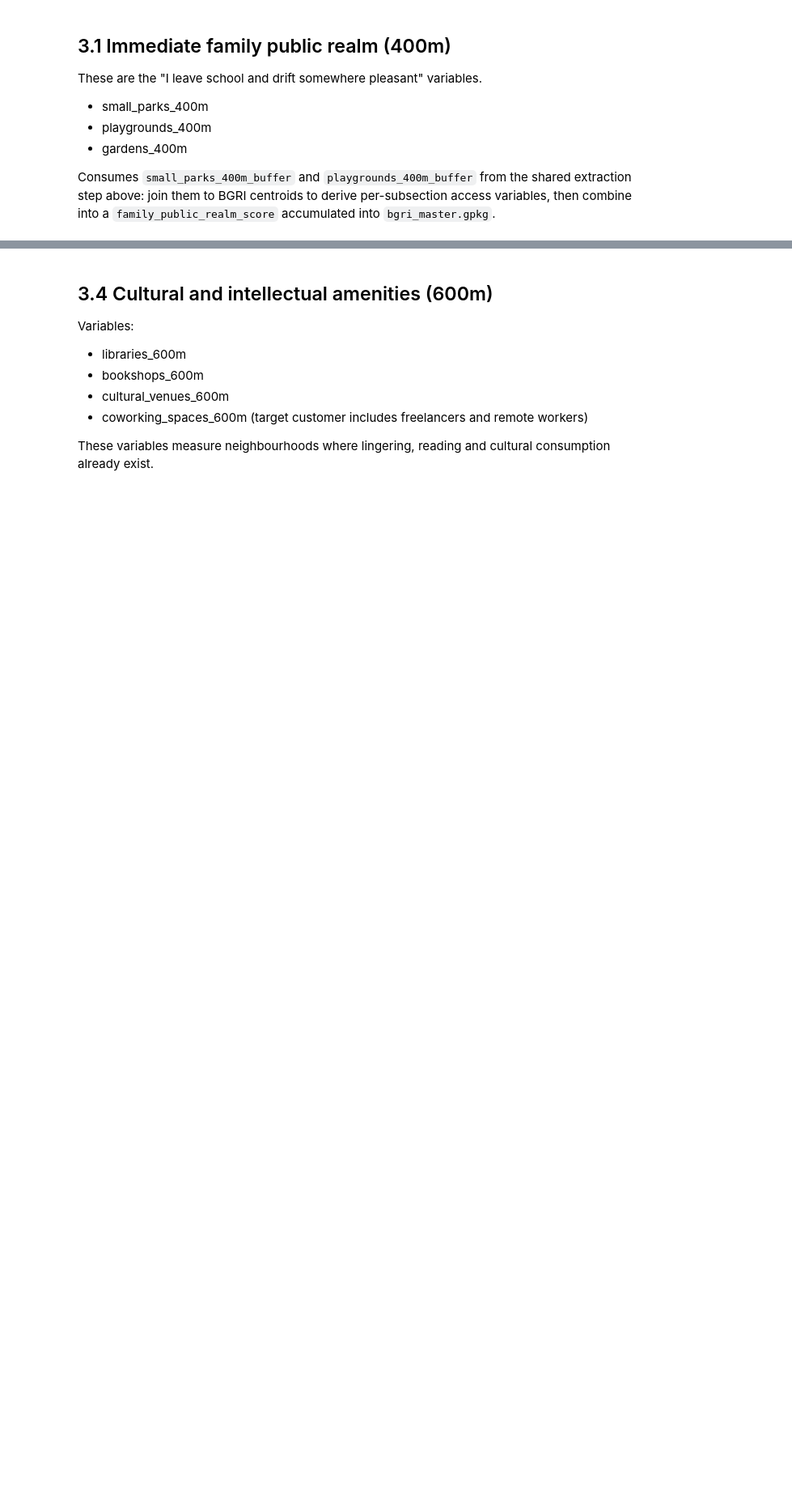
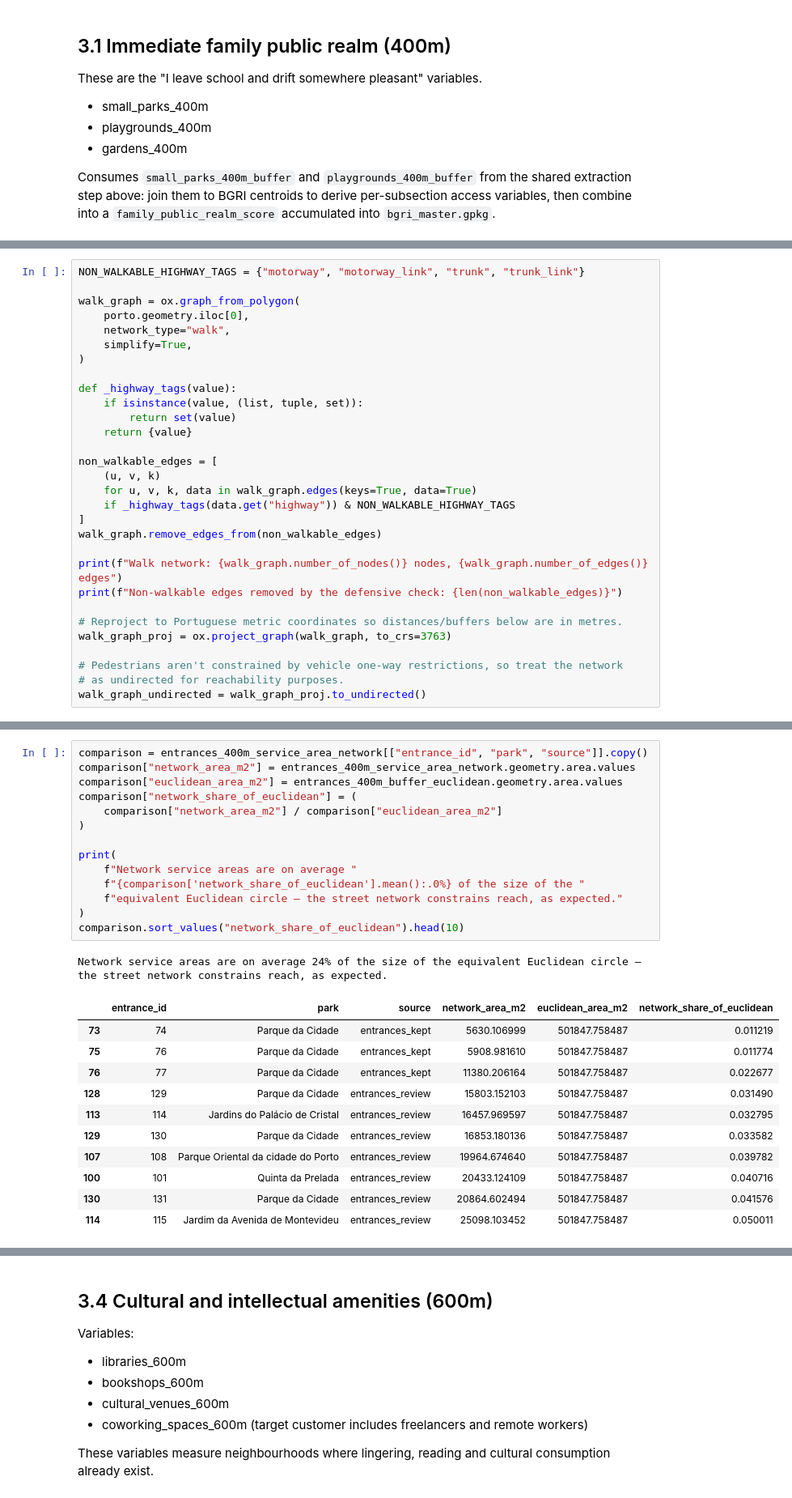
Before and after one commit to joanabutton/location_intelligence, a Jupyter notebook: Notebooks/03_explore_public_realm_lingering_potential.ipynb, the cells around one changed output, grey strips where cells are left out. Shown at 81% size. Cells and saved outputs as stored; diff of their text form; blank space fills up the shorter version.

```diff
--- a/Notebooks/03_explore_public_realm_lingering_potential.ipynb
+++ b/Notebooks/03_explore_public_realm_lingering_potential.ipynb
@@ -319,0 +412,30 @@ Consumes `large_parks_400m_buffer` from the shared extraction step above: join i
+# %%
+NON_WALKABLE_HIGHWAY_TAGS = {"motorway", "motorway_link", "trunk", "trunk_link"}
+
+walk_graph = ox.graph_from_polygon(
+    porto.geometry.iloc[0],
+    network_type="walk",
+    simplify=True,
+)
+
+def _highway_tags(value):
+    if isinstance(value, (list, tuple, set)):
+        return set(value)
+    return {value}
+
+non_walkable_edges = [
+    (u, v, k)
+    for u, v, k, data in walk_graph.edges(keys=True, data=True)
+    if _highway_tags(data.get("highway")) & NON_WALKABLE_HIGHWAY_TAGS
+]
+walk_graph.remove_edges_from(non_walkable_edges)
+
+print(f"Walk network: {walk_graph.number_of_nodes()} nodes, {walk_graph.number_of_edges()} edges")
+print(f"Non-walkable edges removed by the defensive check: {len(non_walkable_edges)}")
+
+# Reproject to Portuguese metric coordinates so distances/buffers below are in metres.
+walk_graph_proj = ox.project_graph(walk_graph, to_crs=3763)
+
+# Pedestrians aren't constrained by vehicle one-way restrictions, so treat the network
+# as undirected for reachability purposes.
+walk_graph_undirected = walk_graph_proj.to_undirected()
@@ -320,3 +747,30 @@ Consumes `large_parks_400m_buffer` from the shared extraction step above: join i
+# %%
+comparison = entrances_400m_service_area_network[["entrance_id", "park", "source"]].copy()
+comparison["network_area_m2"] = entrances_400m_service_area_network.geometry.area.values
+comparison["euclidean_area_m2"] = entrances_400m_buffer_euclidean.geometry.area.values
+comparison["network_share_of_euclidean"] = (
+    comparison["network_area_m2"] / comparison["euclidean_area_m2"]
+)
+
+print(
+    f"Network service areas are on average "
+    f"{comparison['network_share_of_euclidean'].mean():.0%} of the size of the "
+    f"equivalent Euclidean circle — the street network constrains reach, as expected."
+)
+comparison.sort_values("network_share_of_euclidean").head(10)
+# %% [output]
+Network service areas are on average 24% of the size of the equivalent Euclidean circle — the street network constrains reach, as expected.
+|  | entrance_id | park | source | network_area_m2 | euclidean_area_m2 | network_share_of_euclidean |
+| 73 | 74 | Parque da Cidade | entrances_kept | 5630.106999 | 501847.758487 | 0.011219 |
+| 75 | 76 | Parque da Cidade | entrances_kept | 5908.981610 | 501847.758487 | 0.011774 |
+| 76 | 77 | Parque da Cidade | entrances_kept | 11380.206164 | 501847.758487 | 0.022677 |
+| 128 | 129 | Parque da Cidade | entrances_review | 15803.152103 | 501847.758487 | 0.031490 |
+| 113 | 114 | Jardins do Palácio de Cristal | entrances_review | 16457.969597 | 501847.758487 | 0.032795 |
+| 129 | 130 | Parque da Cidade | entrances_review | 16853.180136 | 501847.758487 | 0.033582 |
+| 107 | 108 | Parque Oriental da cidade do Porto | entrances_review | 19964.674640 | 501847.758487 | 0.039782 |
+| 100 | 101 | Quinta da Prelada | entrances_review | 20433.124109 | 501847.758487 | 0.040716 |
+| 130 | 131 | Parque da Cidade | entrances_review | 20864.602494 | 501847.758487 | 0.041576 |
+| 114 | 115 | Jardim da Avenida de Montevideu | entrances_review | 25098.103452 | 501847.758487 | 0.050011 |
 # %% [markdown]
 ## 3.3 Accessibility
 
```
Also changed, not shown: parts of 15 cells of this notebook, 8 other files.
